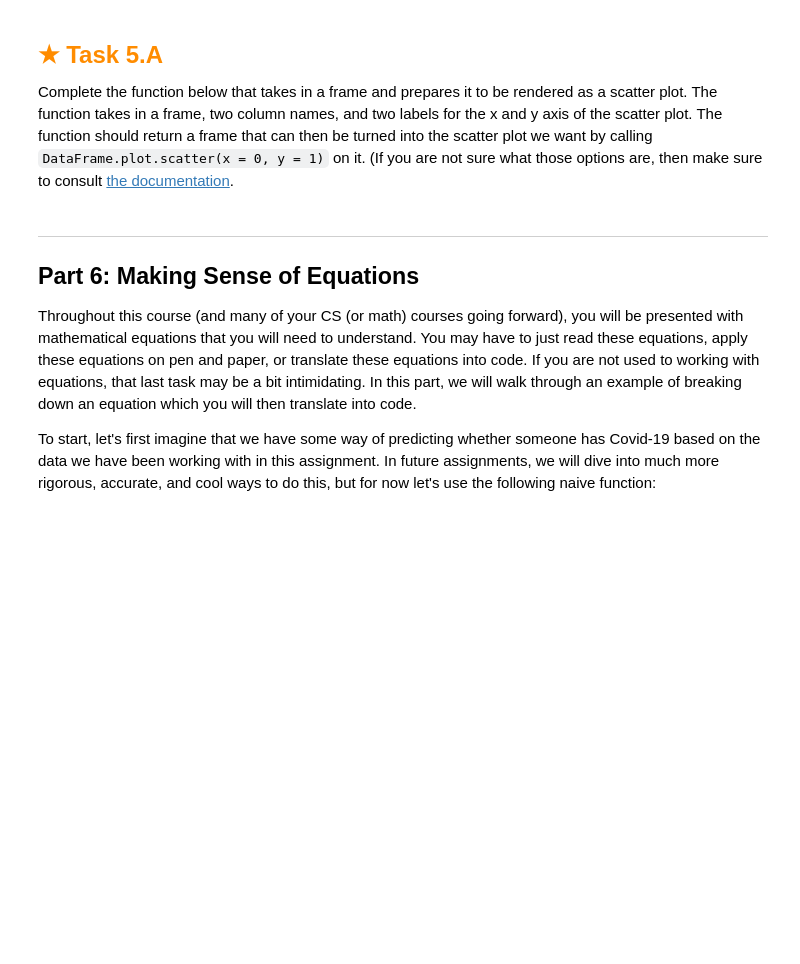
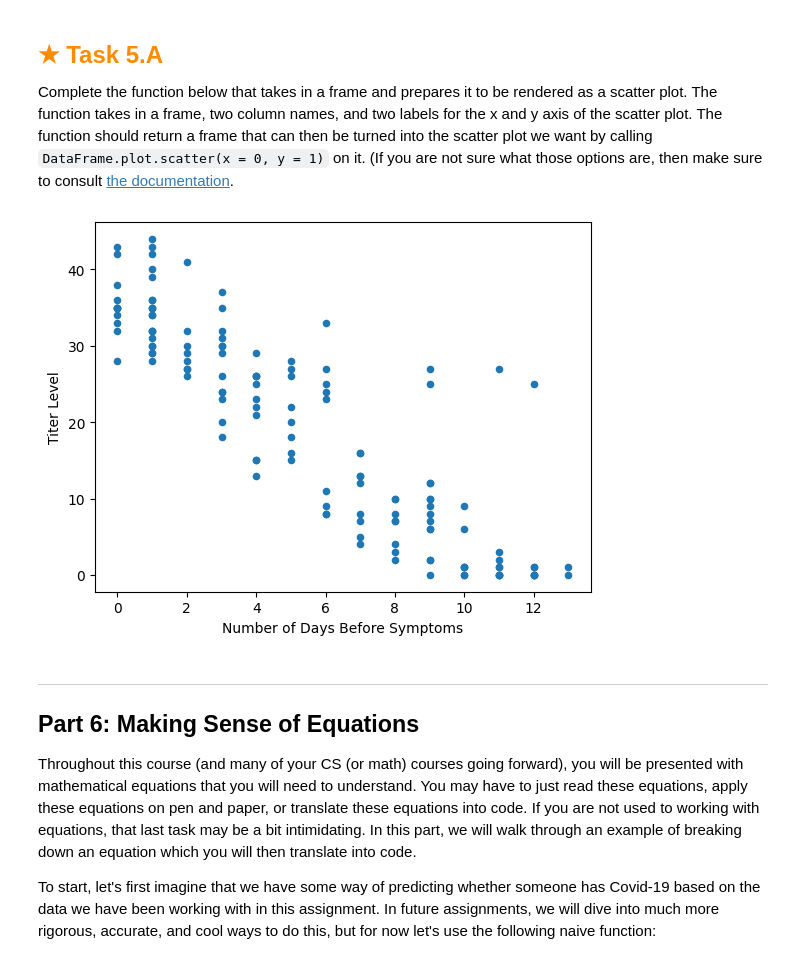
Before and after one commit to kneng-UCSC/HO1, a Jupyter notebook: assignment.ipynb, the cells around one changed output. Drawn from its saved outputs; the diff is of its cells as text; code cells hidden in the pictures; blank space fills up the shorter version.

```diff
--- a/assignment.ipynb
+++ b/assignment.ipynb
@@ -1299,18 +1333,22 @@ The function should return a frame that can then be turned into the scatter plot
 (If you are not sure what those options are, then make sure to consult [the documentation](https://pandas.pydata.org/pandas-docs/stable/reference/api/pandas.DataFrame.plot.scatter.html).
 # %%
 def prep_scatter(frame, x_column, y_column, x_label, y_label):
-    return NotImplemented
+    brain = frame[[x_column,y_column]]
+    brain.columns = [x_label, y_label]
+    return brain
 
 # Prep the data to be displayed as a scatter plot.
 scatter_frame = prep_scatter(covid_data,
                              'days_before_symptoms', 'titer',
                              'Number of Days Before Symptoms', 'Titer Level')
 
 # Display the scatter plot.
 if ((scatter_frame is not None) and (scatter_frame is not NotImplemented)):
     scatter_frame.plot.scatter(x = 0, y = 1)
 else:
     print("prep_scatter() not implemented yet.")
+# %% [output]
+[figure, added]
 # %% [markdown]
 ---
 
```
Also changed, not shown: parts of 4 cells of this notebook.
